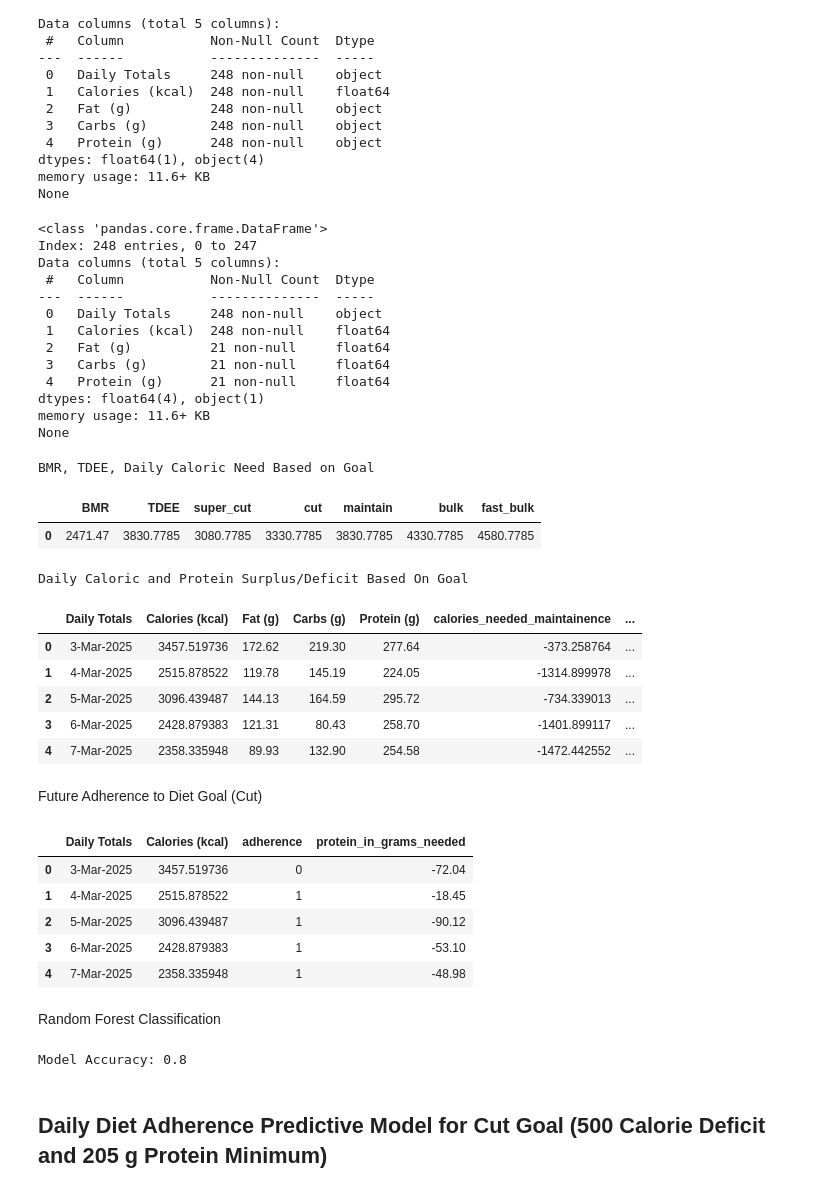
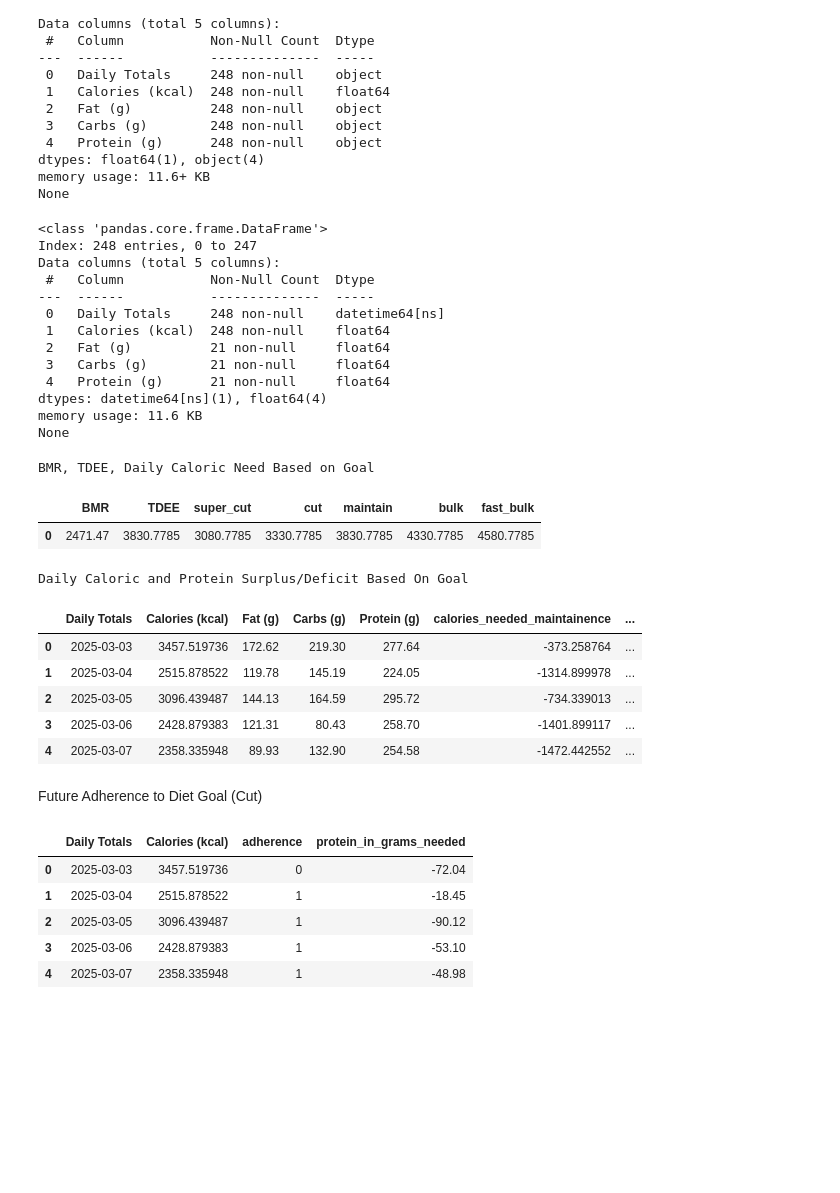
Before and after one commit to vtrackstar/Google-DA-Projects, a Jupyter notebook: marvel-health-and-wellness-predictive-modeling.ipynb, the cells around one changed output. Saved outputs shown, nothing was run; the diff lists cells and outputs as text; code cells hidden in the pictures; blank space fills up the shorter version.

Commit message:
Kaggle Notebook | Health and Wellness Adherence Reporting | Version 15

```diff
--- a/marvel-health-and-wellness-predictive-modeling.ipynb
+++ b/marvel-health-and-wellness-predictive-modeling.ipynb
@@ -89,6 +122,7 @@ memory usage: 11.6+ KB
 None
 # %%
 df_c = df_a.copy()
+df_c['Daily Totals'] = pd.to_datetime(df_c['Daily Totals'], errors='coerce', dayfirst=True)
 df_c['Calories (kcal)'] = pd.to_numeric(df_c['Calories (kcal)'], errors='coerce')
 df_c['Protein (g)'] = pd.to_numeric(df_c['Protein (g)'], errors='coerce')
 df_c['Fat (g)'] = pd.to_numeric(df_c['Fat (g)'], errors='coerce')
@@ -101,12 +135,12 @@ Index: 248 entries, 0 to 247
 Data columns (total 5 columns):
  #   Column           Non-Null Count  Dtype
 ---  ------           --------------  -----
- 0   Daily Totals     248 non-null    object
+ 0   Daily Totals     248 non-null    datetime64[ns]
  1   Calories (kcal)  248 non-null    float64
  2   Fat (g)          21 non-null     float64
  3   Carbs (g)        21 non-null     float64
  4   Protein (g)      21 non-null     float64
-dtypes: float64(4), object(1)
-memory usage: 11.6+ KB
+dtypes: datetime64[ns](1), float64(4)
+memory usage: 11.6 KB
 None
 # %%
@@ -134,19 +168,19 @@ BMR, TDEE, Daily Caloric Need Based on Goal
 # %%
 df1 = df_c.copy()
 df1['calories_needed_maintainence'] = df1['Calories (kcal)'] - calorie_goals['maintain']
-df1['caloric_deficit_bulk'] = df1['Calories (kcal)'] - calorie_goals['bulk']
-df1['caloric_deficit_super_cut'] = df1['Calories (kcal)'] - calorie_goals['super_cut']
+df1['calories_needed_bulk'] = df1['Calories (kcal)'] - calorie_goals['bulk']
+df1['calories_needed_super_cut'] = df1['Calories (kcal)'] - calorie_goals['super_cut']
 df1['protein_in_grams_needed'] = (0.8*257) - df1['Protein (g)']
 print("Daily Caloric and Protein Surplus/Deficit Based On Goal")
 df1.head()
 # %% [output]
 Daily Caloric and Protein Surplus/Deficit Based On Goal
 |  | Daily Totals | Calories (kcal) | Fat (g) | Carbs (g) | Protein (g) | calories_needed_maintainence | ... |
-| 0 | 3-Mar-2025 | 3457.519736 | 172.62 | 219.30 | 277.64 | -373.258764 | ... |
-| 1 | 4-Mar-2025 | 2515.878522 | 119.78 | 145.19 | 224.05 | -1314.899978 | ... |
-| 2 | 5-Mar-2025 | 3096.439487 | 144.13 | 164.59 | 295.72 | -734.339013 | ... |
-| 3 | 6-Mar-2025 | 2428.879383 | 121.31 | 80.43 | 258.70 | -1401.899117 | ... |
-| 4 | 7-Mar-2025 | 2358.335948 | 89.93 | 132.90 | 254.58 | -1472.442552 | ... |
+| 0 | 2025-03-03 | 3457.519736 | 172.62 | 219.30 | 277.64 | -373.258764 | ... |
+| 1 | 2025-03-04 | 2515.878522 | 119.78 | 145.19 | 224.05 | -1314.899978 | ... |
+| 2 | 2025-03-05 | 3096.439487 | 144.13 | 164.59 | 295.72 | -734.339013 | ... |
+| 3 | 2025-03-06 | 2428.879383 | 121.31 | 80.43 | 258.70 | -1401.899117 | ... |
+| 4 | 2025-03-07 | 2358.335948 | 89.93 | 132.90 | 254.58 | -1472.442552 | ... |
 # %% [markdown]
 Future Adherence to Diet Goal (Cut)
 # %%
@@ -155,30 +189,8 @@ dfa['adherence'] = ((dfa['Calories (kcal)'] <= calorie_goals['cut']) & (dfa['pro
 dfa[['Daily Totals', 'Calories (kcal)', 'adherence', 'protein_in_grams_needed']].head()
 # %% [output]
 |  | Daily Totals | Calories (kcal) | adherence | protein_in_grams_needed |
-| 0 | 3-Mar-2025 | 3457.519736 | 0 | -72.04 |
-| 1 | 4-Mar-2025 | 2515.878522 | 1 | -18.45 |
-| 2 | 5-Mar-2025 | 3096.439487 | 1 | -90.12 |
-| 3 | 6-Mar-2025 | 2428.879383 | 1 | -53.10 |
-| 4 | 7-Mar-2025 | 2358.335948 | 1 | -48.98 |
+| 0 | 2025-03-03 | 3457.519736 | 0 | -72.04 |
+| 1 | 2025-03-04 | 2515.878522 | 1 | -18.45 |
+| 2 | 2025-03-05 | 3096.439487 | 1 | -90.12 |
+| 3 | 2025-03-06 | 2428.879383 | 1 | -53.10 |
+| 4 | 2025-03-07 | 2358.335948 | 1 | -48.98 |
-# %% [markdown]
-Random Forest Classification
-# %%
-dfba = dfa.copy()
-dfb = dfba.dropna()
-X = dfb[['Calories (kcal)', 'Fat (g)', 'Carbs (g)',
-       'Protein (g)']]
-y = dfb['adherence']
-
-X_train, X_test, y_train, y_test = train_test_split(X, y, test_size=0.2, random_state=42)
-
-model = RandomForestClassifier(n_estimators=100, random_state=42)
-model.fit(X_train, y_train)
-
-y_pred = model.predict(X_test)
-accuracy = accuracy_score(y_test, y_pred)
-
-print(f"Model Accuracy: {accuracy}")
-# %% [output]
-Model Accuracy: 0.8
-# %% [markdown]
-## Daily Diet Adherence Predictive Model for Cut Goal (500 Calorie Deficit and 205 g Protein Minimum)
```
Also changed, not shown: parts of 13 cells of this notebook.
